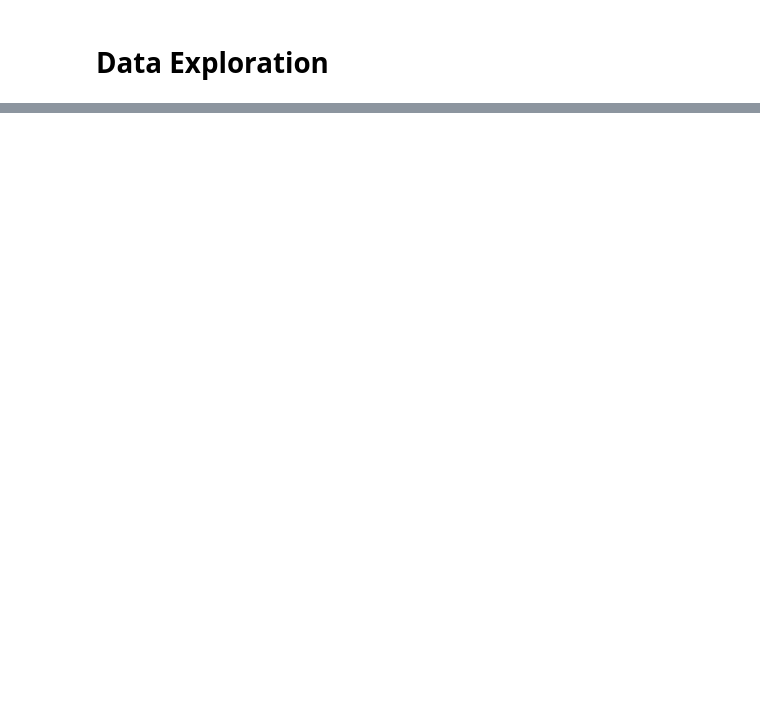
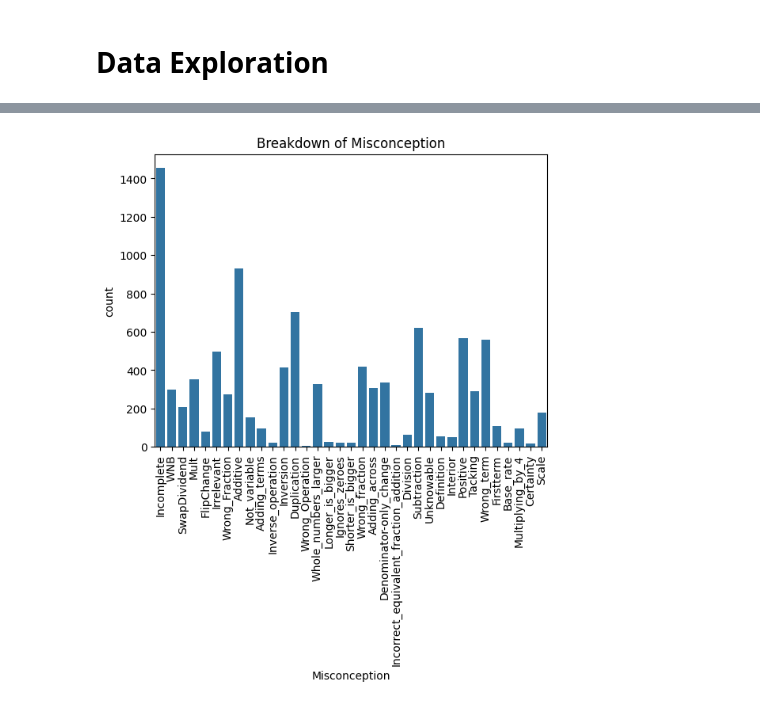
Before and after one commit to minimartzz/math-misunderstandings, a Jupyter notebook: data_exploration.ipynb, the cells around one changed output, grey strips where cells are left out. Drawn from its saved outputs; the diff is of its cells as text; code cells hidden in the pictures; blank space fills up the shorter version.

```diff
--- a/data_exploration.ipynb
+++ b/data_exploration.ipynb
@@ -14,0 +77,7 @@
+# %%
+sns.countplot(train[train['Misconception'] != 'NA'], x='Misconception')
+plt.title("Breakdown of Misconception")
+plt.xticks(rotation=90)
+plt.show()
+# %% [output]
+[figure, added]
```
Also changed, not shown: parts of 39 cells of this notebook.
